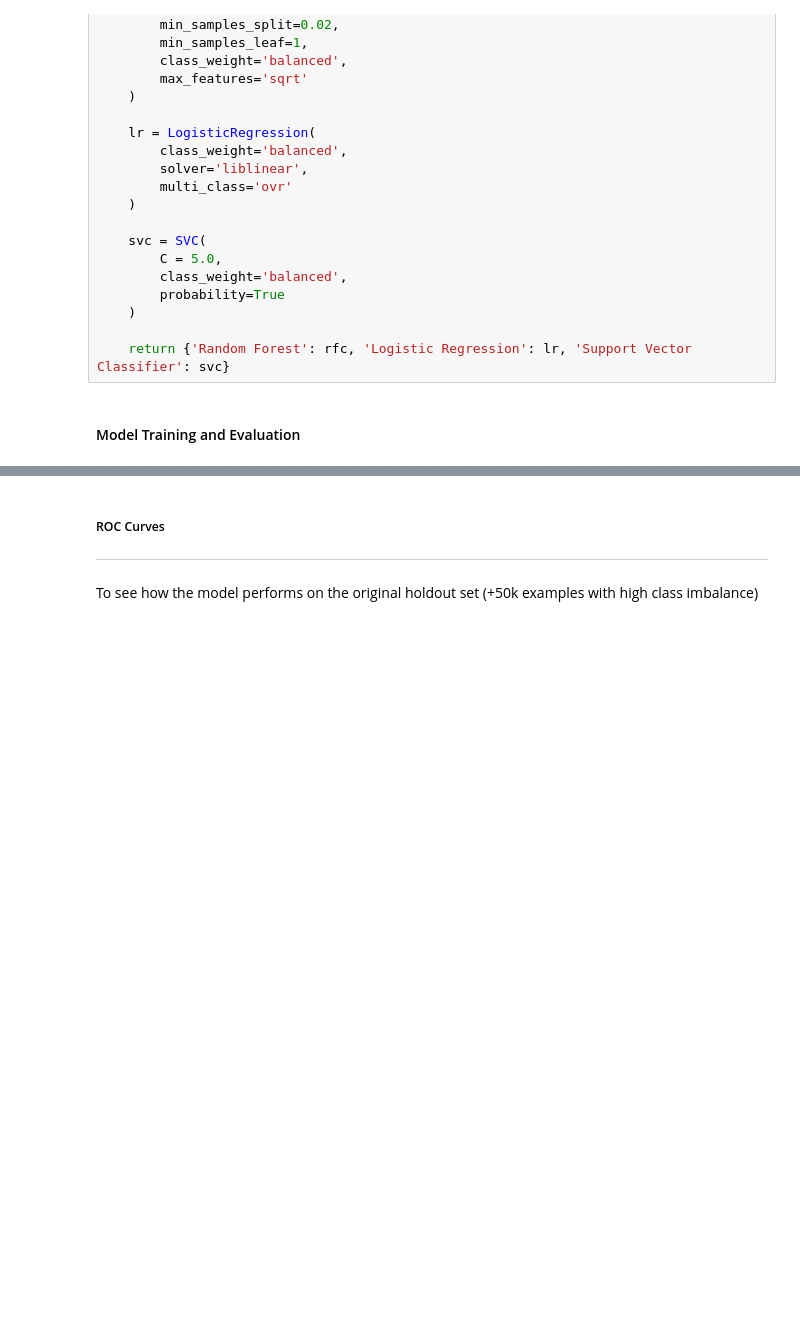
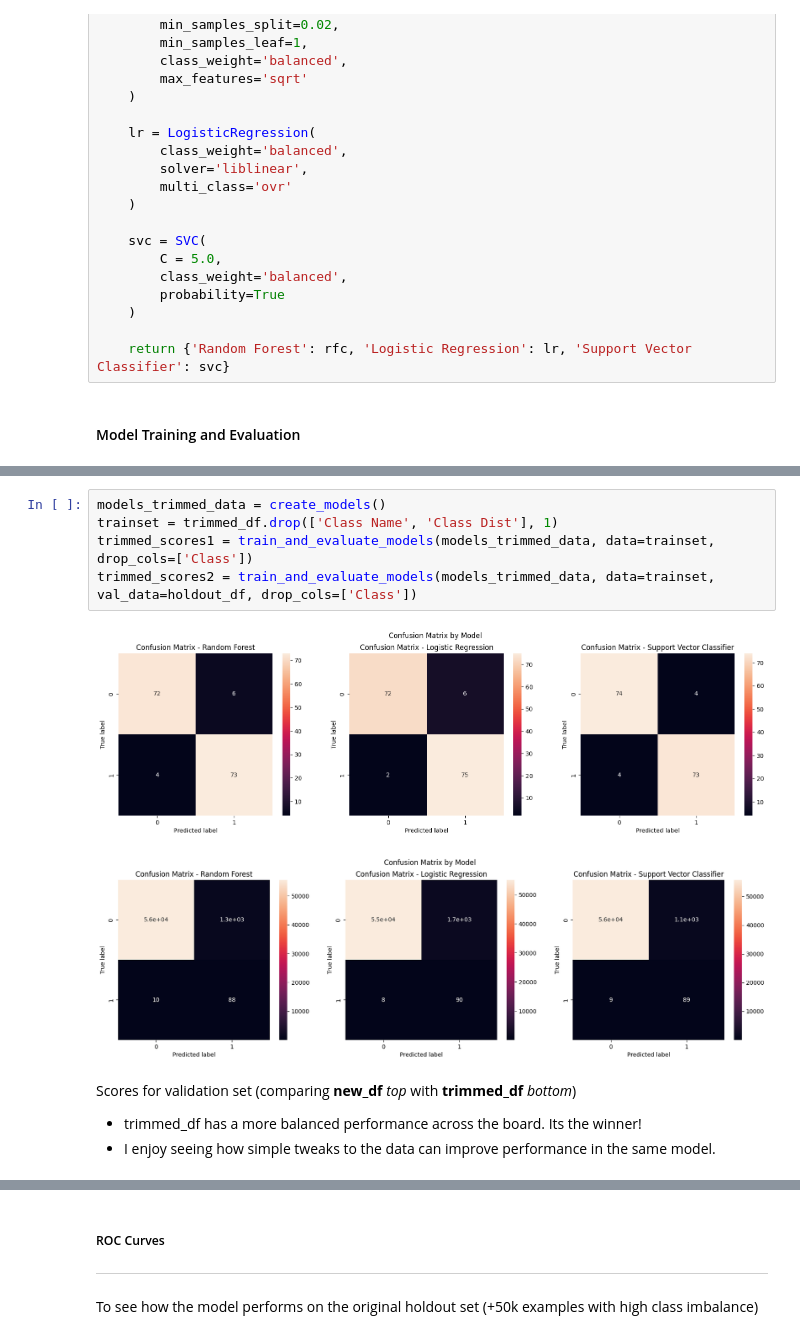
Before and after one commit to chris-caballero/Fraud-Transaction-Detection, a Jupyter notebook: fraud-detection.ipynb, the cells around one changed output, grey strips where cells are left out. Saved outputs shown, nothing was run; the diff lists cells and outputs as text; blank space fills up the shorter version.

```diff
--- a/fraud-detection.ipynb
+++ b/fraud-detection.ipynb
@@ -662,0 +686,12 @@ HTML(scores.to_html(index=False))
+# %%
+models_trimmed_data = create_models()
+trainset = trimmed_df.drop(['Class Name', 'Class Dist'], 1)
+trimmed_scores1 = train_and_evaluate_models(models_trimmed_data, data=trainset, drop_cols=['Class'])
+trimmed_scores2 = train_and_evaluate_models(models_trimmed_data, data=trainset, val_data=holdout_df, drop_cols=['Class'])
+# %% [output]
+[figure, added]
+[figure, added]
+# %% [markdown]
+Scores for validation set (comparing **new_df** *top* with **trimmed_df** *bottom*)
+- trimmed_df has a more balanced performance across the board. Its the winner!
+- I enjoy seeing how simple tweaks to the data can improve performance in the same model.
```
Also changed, not shown: parts of 32 cells of this notebook.
